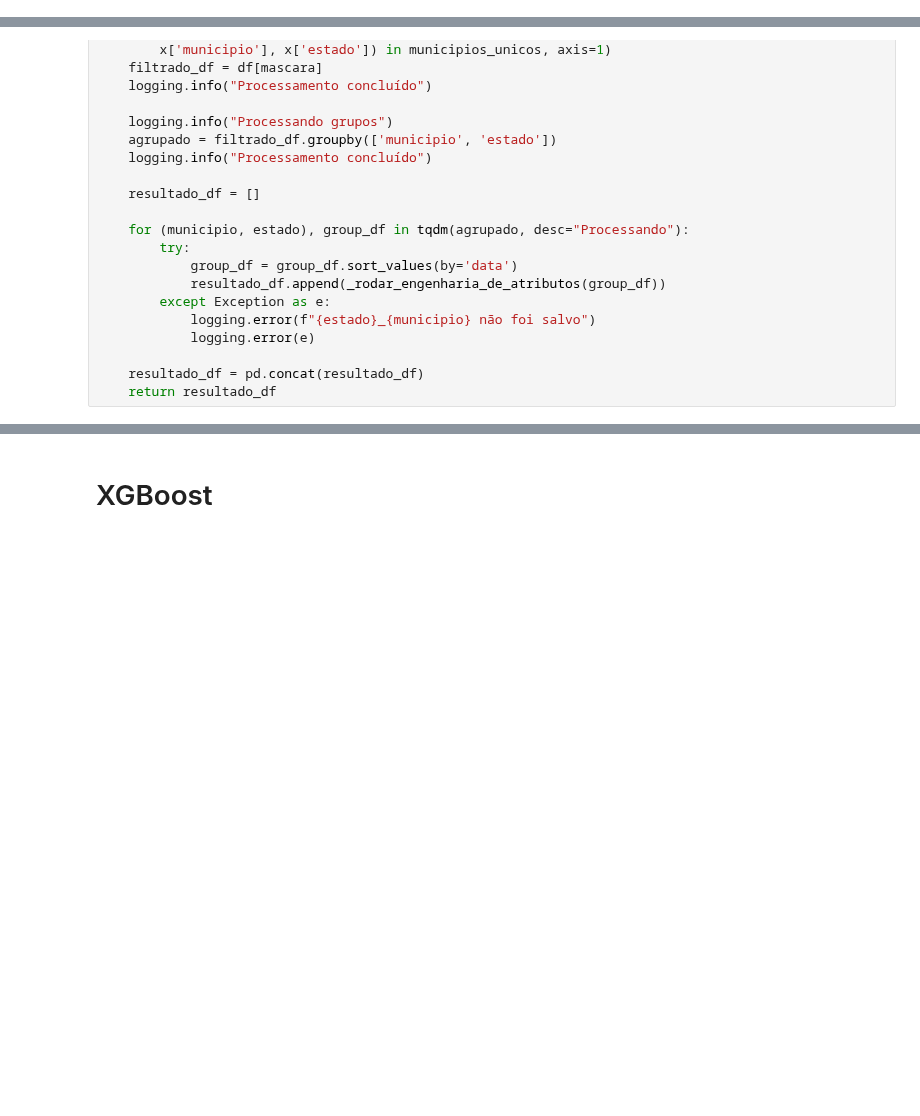
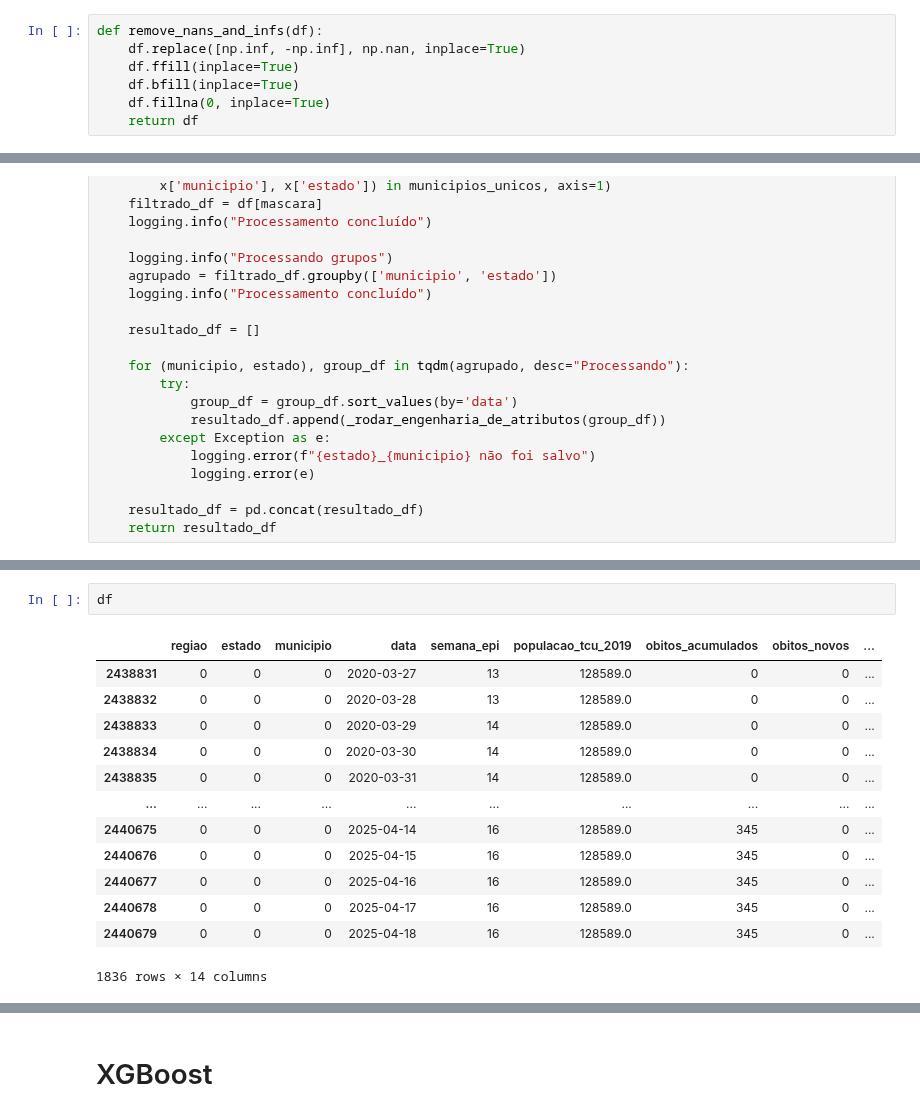
Before and after one commit to carloszan/covid, a Jupyter notebook: analises/6.modelos/0.xgboost.ipynb, the cells around one changed output, grey strips where cells are left out. Saved outputs shown, nothing was run; the diff lists cells and outputs as text; blank space fills up the shorter version.

```diff
--- a/analises/6.modelos/0.xgboost.ipynb
+++ b/analises/6.modelos/0.xgboost.ipynb
@@ -88,0 +118,7 @@ heatmap(df.corr())
+# %%
+def remove_nans_and_infs(df):
+    df.replace([np.inf, -np.inf], np.nan, inplace=True)
+    df.ffill(inplace=True)
+    df.bfill(inplace=True)
+    df.fillna(0, inplace=True)
+    return df
@@ -152,3 +215,19 @@ df = _processar(df)
+# %%
+df
+# %% [output]
+|  | regiao | estado | municipio | data | semana_epi | populacao_tcu_2019 | obitos_acumulados | obitos_novos | ... |
+| 2438831 | 0 | 0 | 0 | 2020-03-27 | 13 | 128589.0 | 0 | 0 | ... |
+| 2438832 | 0 | 0 | 0 | 2020-03-28 | 13 | 128589.0 | 0 | 0 | ... |
+| 2438833 | 0 | 0 | 0 | 2020-03-29 | 14 | 128589.0 | 0 | 0 | ... |
+| 2438834 | 0 | 0 | 0 | 2020-03-30 | 14 | 128589.0 | 0 | 0 | ... |
+| 2438835 | 0 | 0 | 0 | 2020-03-31 | 14 | 128589.0 | 0 | 0 | ... |
+| ... | ... | ... | ... | ... | ... | ... | ... | ... | ... |
+| 2440675 | 0 | 0 | 0 | 2025-04-14 | 16 | 128589.0 | 345 | 0 | ... |
+| 2440676 | 0 | 0 | 0 | 2025-04-15 | 16 | 128589.0 | 345 | 0 | ... |
+| 2440677 | 0 | 0 | 0 | 2025-04-16 | 16 | 128589.0 | 345 | 0 | ... |
+| 2440678 | 0 | 0 | 0 | 2025-04-17 | 16 | 128589.0 | 345 | 0 | ... |
+| 2440679 | 0 | 0 | 0 | 2025-04-18 | 16 | 128589.0 | 345 | 0 | ... |
+1836 rows × 14 columns
 # %%
 df.columns
 # %% [output]
```
Also changed, not shown: parts of 44 cells of this notebook.
